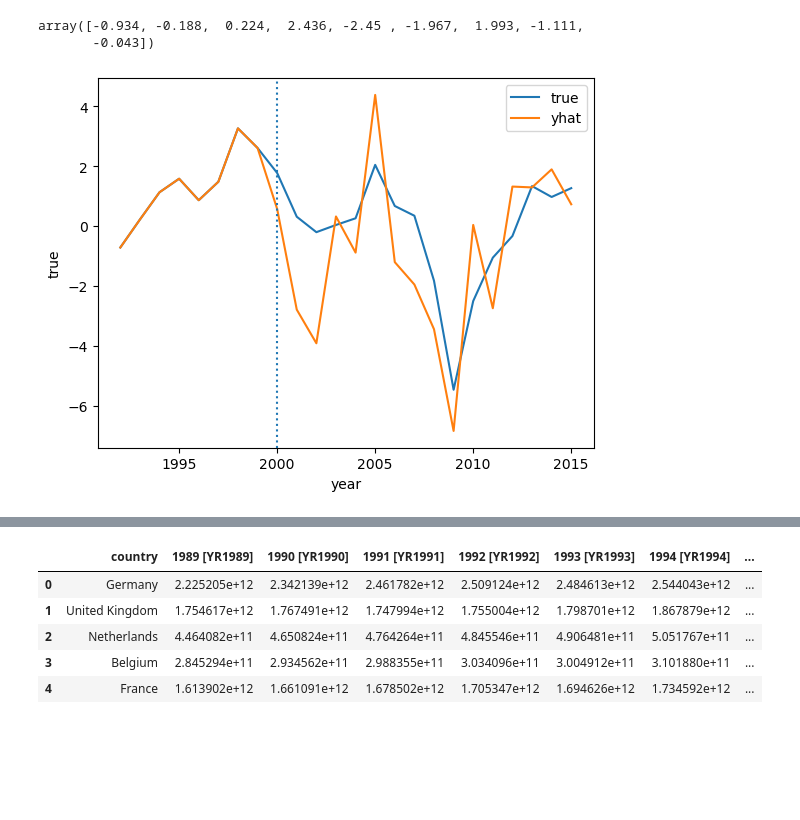
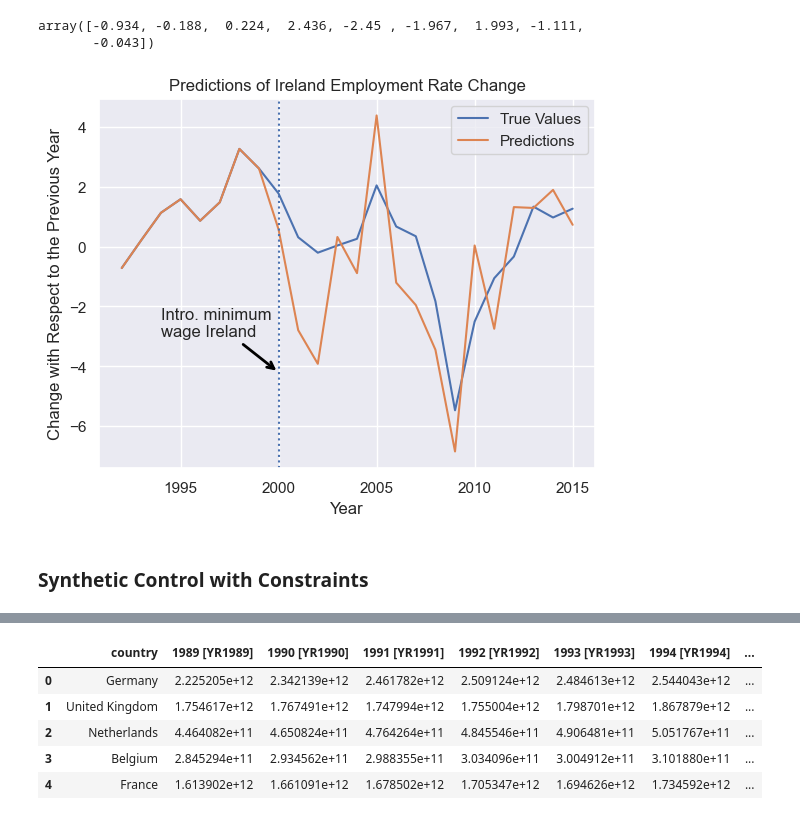
Before and after one commit to S3tuit/jup_lab, a Jupyter notebook: min_wage.ipynb, the cells around one changed output, grey strips where cells are left out. Drawn from its saved outputs; the diff is of its cells as text; code cells hidden in the pictures; blank space fills up the shorter version.

```diff
--- a/min_wage.ipynb
+++ b/min_wage.ipynb
@@ -153,16 +170,35 @@ weights_lr.round(3)
 # %% [output]
 array([-0.934, -0.188,  0.224,  2.436, -2.45 , -1.967,  1.993, -1.111,
        -0.043])
-# %%
-y0_hat = y_co.dot(weights_lr)
-df_plot = pd.DataFrame({'year':y_co.index, 'true':y_tr, 'yhat':y0_hat})
-
-fig, ax = plt.subplots()
-
-for c in ['true','yhat']:
-    sns.lineplot(data=df_plot, x='year', y=c, label=c, ax=ax)
-
-plt.axvline(x=2000, linestyle=':');
-# %% [output]
-[figure, removed]
+# %%
+def viz_predictions(df_plot, xlabel):
+    fig, ax = plt.subplots()
+
+    for c in ['True Values','Predictions']:
+        sns.lineplot(data=df_plot, x=xlabel, y=c, label=c, ax=ax)
+
+    plt.axvline(x=2000, linestyle=':')
+
+    ax.set_title('Predictions of Ireland Employment Rate Change')
+    ax.set_xlabel('Year')
+    ax.set_ylabel('Change with Respect to the Previous Year')
+
+    ax.annotate('Intro. minimum\nwage Ireland',
+                xy=(2000, -4.2), xytext=(1994, -3), xycoords='data',
+                arrowprops=dict(arrowstyle="->", linewidth=2,
+                color='black'))
+
+    plt.show()
+# %%
+# Visualize the performance
+
+y0_hat = y_co.dot(weights_lr) # predictions
+df_plot = pd.DataFrame({'year':y_co.index, 'True Values':y_tr,
+                        'Predictions':y0_hat})
+
+viz_predictions(df_plot, 'year')
+# %% [output]
+[figure, added]
+# %% [markdown]
+### Synthetic Control with Constraints
 # %%
```
Also changed, not shown: parts of 43 cells of this notebook.
